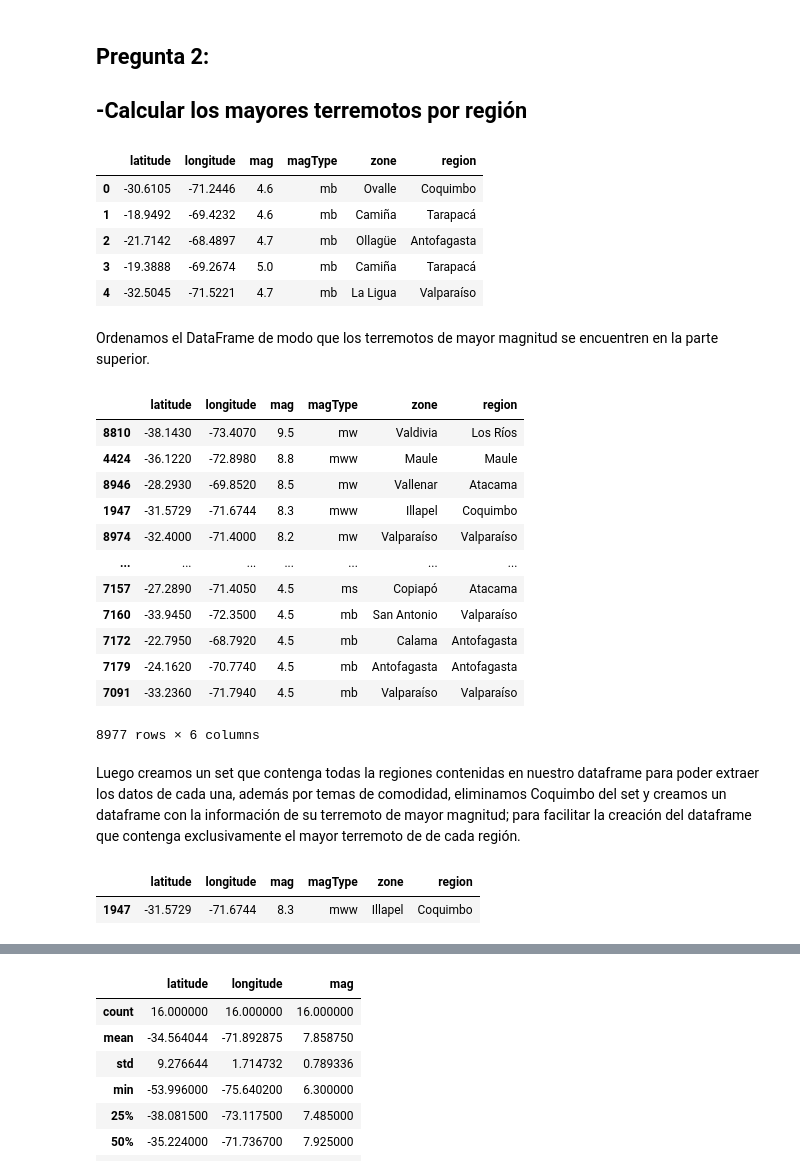
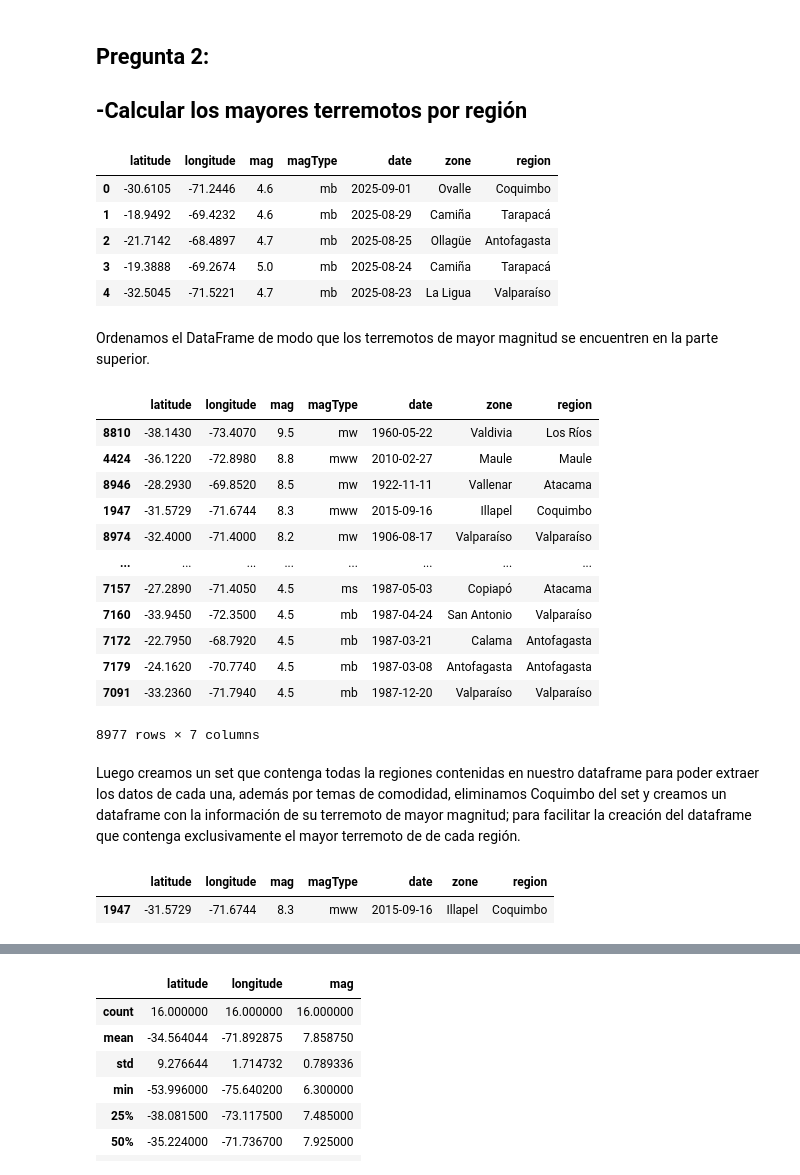
Before and after one commit to Skysilen-t/Proyecto-Ciencia-de-Datos, a Jupyter notebook: Propuesta y documento/Preguntas/pregunta_2.ipynb, the cells around one changed output, grey strips where cells are left out. Cells and saved outputs as stored; diff of their text form; code cells hidden in the pictures.

```diff
--- a/Propuesta y documento/Preguntas/pregunta_2.ipynb
+++ b/Propuesta y documento/Preguntas/pregunta_2.ipynb
@@ -18,34 +20,34 @@ if 'Preguntas'in getcwd():
     chdir('../')
 # %%
 terremotos = pd.read_csv('data//query_limpio.csv', index_col=0)
-terremotos = terremotos[["latitude", "longitude", "mag", "magType", "zone", "region"]] #Filtramos las regiones que trabajaremos para esta pregunta
+terremotos = terremotos[["latitude", "longitude", "mag", "magType", 'date', "zone", "region"]] #Filtramos las regiones que trabajaremos para esta pregunta
 terremotos.head()
 # %% [output]
-|  | latitude | longitude | mag | magType | zone | region |
-| 0 | -30.6105 | -71.2446 | 4.6 | mb | Ovalle | Coquimbo |
-| 1 | -18.9492 | -69.4232 | 4.6 | mb | Camiña | Tarapacá |
-| 2 | -21.7142 | -68.4897 | 4.7 | mb | Ollagüe | Antofagasta |
-| 3 | -19.3888 | -69.2674 | 5.0 | mb | Camiña | Tarapacá |
-| 4 | -32.5045 | -71.5221 | 4.7 | mb | La Ligua | Valparaíso |
+|  | latitude | longitude | mag | magType | date | zone | region |
+| 0 | -30.6105 | -71.2446 | 4.6 | mb | 2025-09-01 | Ovalle | Coquimbo |
+| 1 | -18.9492 | -69.4232 | 4.6 | mb | 2025-08-29 | Camiña | Tarapacá |
+| 2 | -21.7142 | -68.4897 | 4.7 | mb | 2025-08-25 | Ollagüe | Antofagasta |
+| 3 | -19.3888 | -69.2674 | 5.0 | mb | 2025-08-24 | Camiña | Tarapacá |
+| 4 | -32.5045 | -71.5221 | 4.7 | mb | 2025-08-23 | La Ligua | Valparaíso |
 # %% [markdown]
 Ordenamos el DataFrame de modo que los terremotos de mayor magnitud se encuentren en la parte superior.
 # %%
 terremotos = terremotos.sort_values(by='mag',ascending=False)
 terremotos
 # %% [output]
-|  | latitude | longitude | mag | magType | zone | region |
-| 8810 | -38.1430 | -73.4070 | 9.5 | mw | Valdivia | Los Ríos |
-| 4424 | -36.1220 | -72.8980 | 8.8 | mww | Maule | Maule |
-| 8946 | -28.2930 | -69.8520 | 8.5 | mw | Vallenar | Atacama |
-| 1947 | -31.5729 | -71.6744 | 8.3 | mww | Illapel | Coquimbo |
-| 8974 | -32.4000 | -71.4000 | 8.2 | mw | Valparaíso | Valparaíso |
-| ... | ... | ... | ... | ... | ... | ... |
-| 7157 | -27.2890 | -71.4050 | 4.5 | ms | Copiapó | Atacama |
-| 7160 | -33.9450 | -72.3500 | 4.5 | mb | San Antonio | Valparaíso |
-| 7172 | -22.7950 | -68.7920 | 4.5 | mb | Calama | Antofagasta |
-| 7179 | -24.1620 | -70.7740 | 4.5 | mb | Antofagasta | Antofagasta |
-| 7091 | -33.2360 | -71.7940 | 4.5 | mb | Valparaíso | Valparaíso |
+|  | latitude | longitude | mag | magType | date | zone | region |
+| 8810 | -38.1430 | -73.4070 | 9.5 | mw | 1960-05-22 | Valdivia | Los Ríos |
+| 4424 | -36.1220 | -72.8980 | 8.8 | mww | 2010-02-27 | Maule | Maule |
+| 8946 | -28.2930 | -69.8520 | 8.5 | mw | 1922-11-11 | Vallenar | Atacama |
+| 1947 | -31.5729 | -71.6744 | 8.3 | mww | 2015-09-16 | Illapel | Coquimbo |
+| 8974 | -32.4000 | -71.4000 | 8.2 | mw | 1906-08-17 | Valparaíso | Valparaíso |
+| ... | ... | ... | ... | ... | ... | ... | ... |
+| 7157 | -27.2890 | -71.4050 | 4.5 | ms | 1987-05-03 | Copiapó | Atacama |
+| 7160 | -33.9450 | -72.3500 | 4.5 | mb | 1987-04-24 | San Antonio | Valparaíso |
+| 7172 | -22.7950 | -68.7920 | 4.5 | mb | 1987-03-21 | Calama | Antofagasta |
+| 7179 | -24.1620 | -70.7740 | 4.5 | mb | 1987-03-08 | Antofagasta | Antofagasta |
+| 7091 | -33.2360 | -71.7940 | 4.5 | mb | 1987-12-20 | Valparaíso | Valparaíso |
-8977 rows × 6 columns
+8977 rows × 7 columns
 # %% [markdown]
 Luego creamos un set que contenga todas la regiones contenidas en nuestro dataframe para poder extraer los datos de cada una, además por temas de comodidad, eliminamos Coquimbo del set y creamos un dataframe con la información de su terremoto de mayor magnitud; para facilitar la creación del dataframe que contenga exclusivamente el mayor terremoto de de cada región.
 # %%
@@ -54,8 +56,8 @@ regiones.remove('Coquimbo')
 mayores_sismos = terremotos[terremotos['region'] == 'Coquimbo'].head(1)
 mayores_sismos
 # %% [output]
-|  | latitude | longitude | mag | magType | zone | region |
-| 1947 | -31.5729 | -71.6744 | 8.3 | mww | Illapel | Coquimbo |
+|  | latitude | longitude | mag | magType | date | zone | region |
+| 1947 | -31.5729 | -71.6744 | 8.3 | mww | 2015-09-16 | Illapel | Coquimbo |
 # %%
 for region in regiones:
     otro1 = (terremotos[terremotos['region'] == region].head(1))
```
Also changed, not shown: parts of 8 cells of this notebook, 5 other files.
